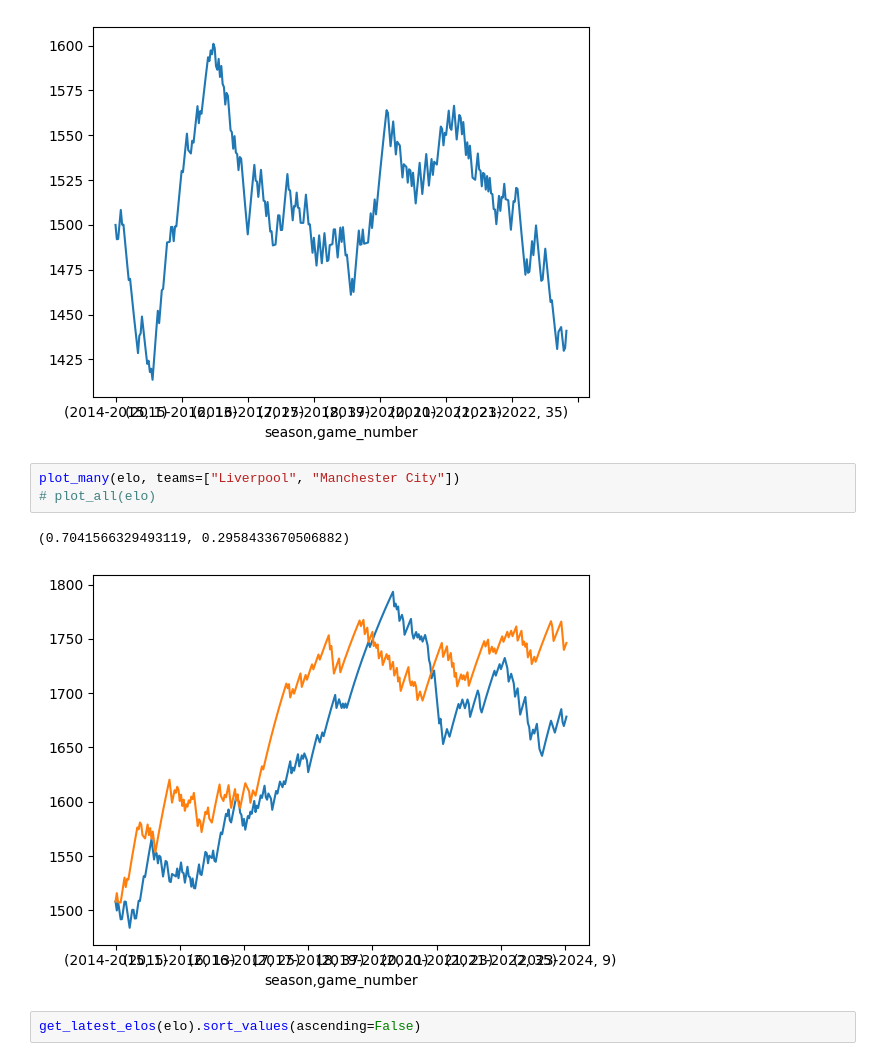
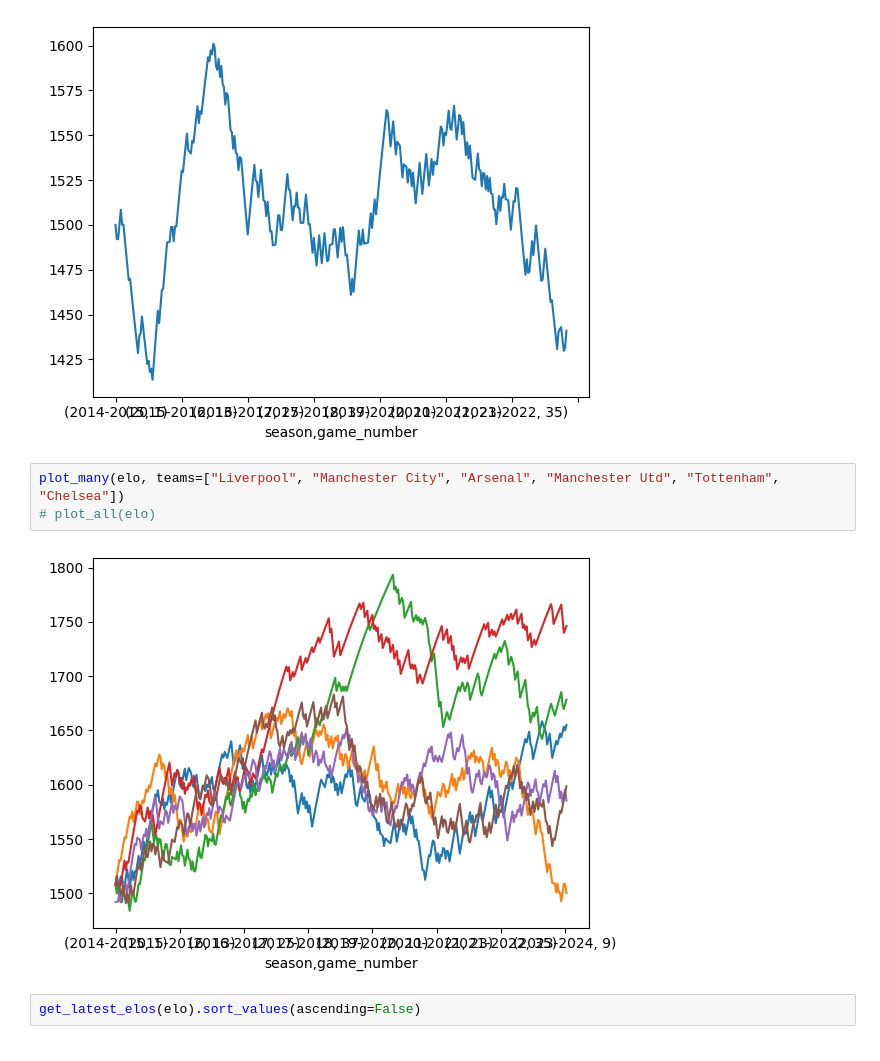
Before and after one commit to jrstats/football-elo, a Jupyter notebook: playground.ipynb, the cells around one changed output. Cells and saved outputs as stored; diff of their text form.

Commit message:
plot big 6 and Brentford

```diff
--- a/playground.ipynb
+++ b/playground.ipynb
@@ -41,11 +41,10 @@ plot_team(elo, team)
 # %% [output]
 [figure]
 # %%
-plot_many(elo, teams=["Liverpool", "Manchester City"])
+plot_many(elo, teams=["Liverpool", "Manchester City", "Arsenal", "Manchester Utd", "Tottenham", "Chelsea"])
 # plot_all(elo)
 # %% [output]
-(0.7041566329493119, 0.2958433670506882)
-[figure, old version]
+[figure, new version]
 # %%
 get_latest_elos(elo).sort_values(ascending=False)
 # %% [output]
```
Also changed, not shown: parts of 1 cell of this notebook.
